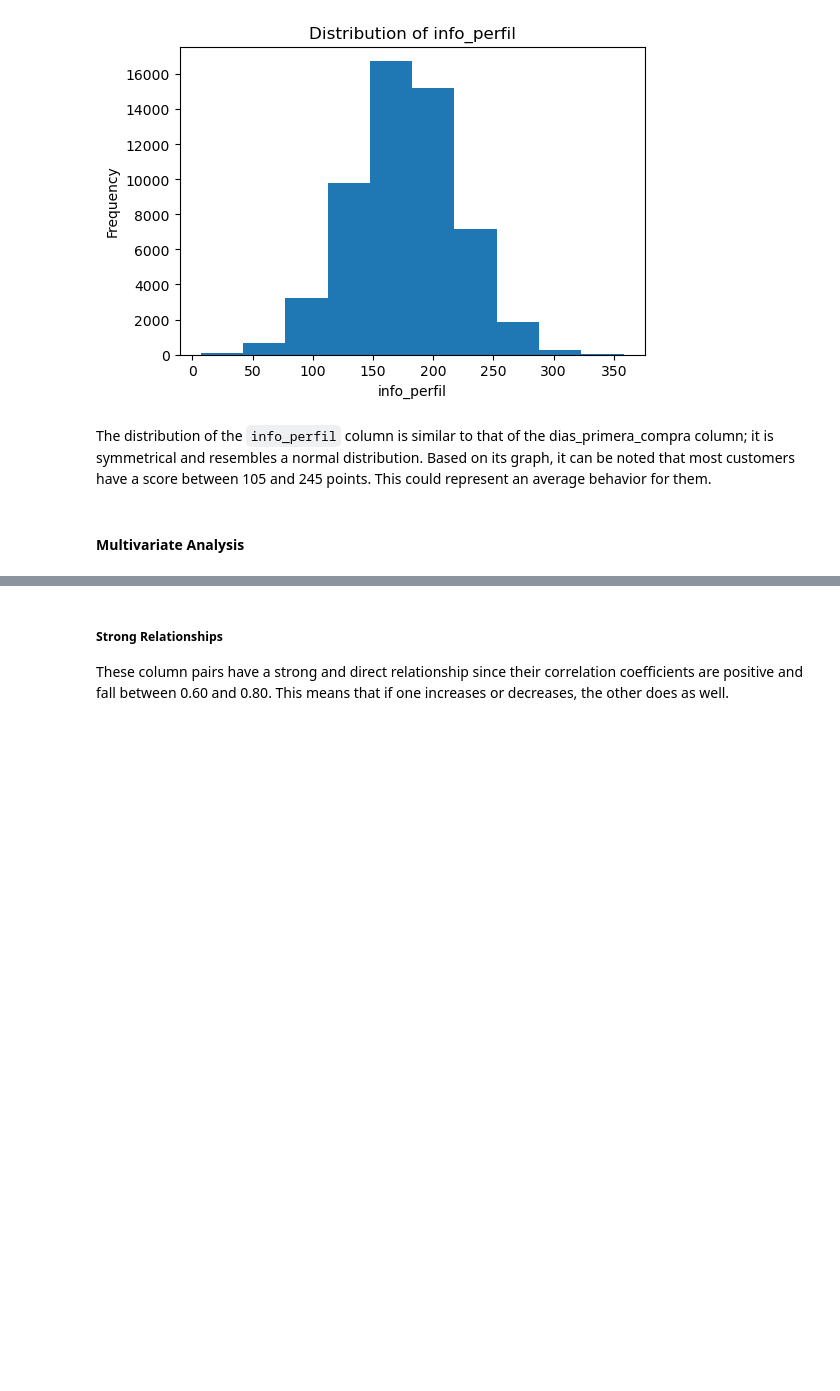
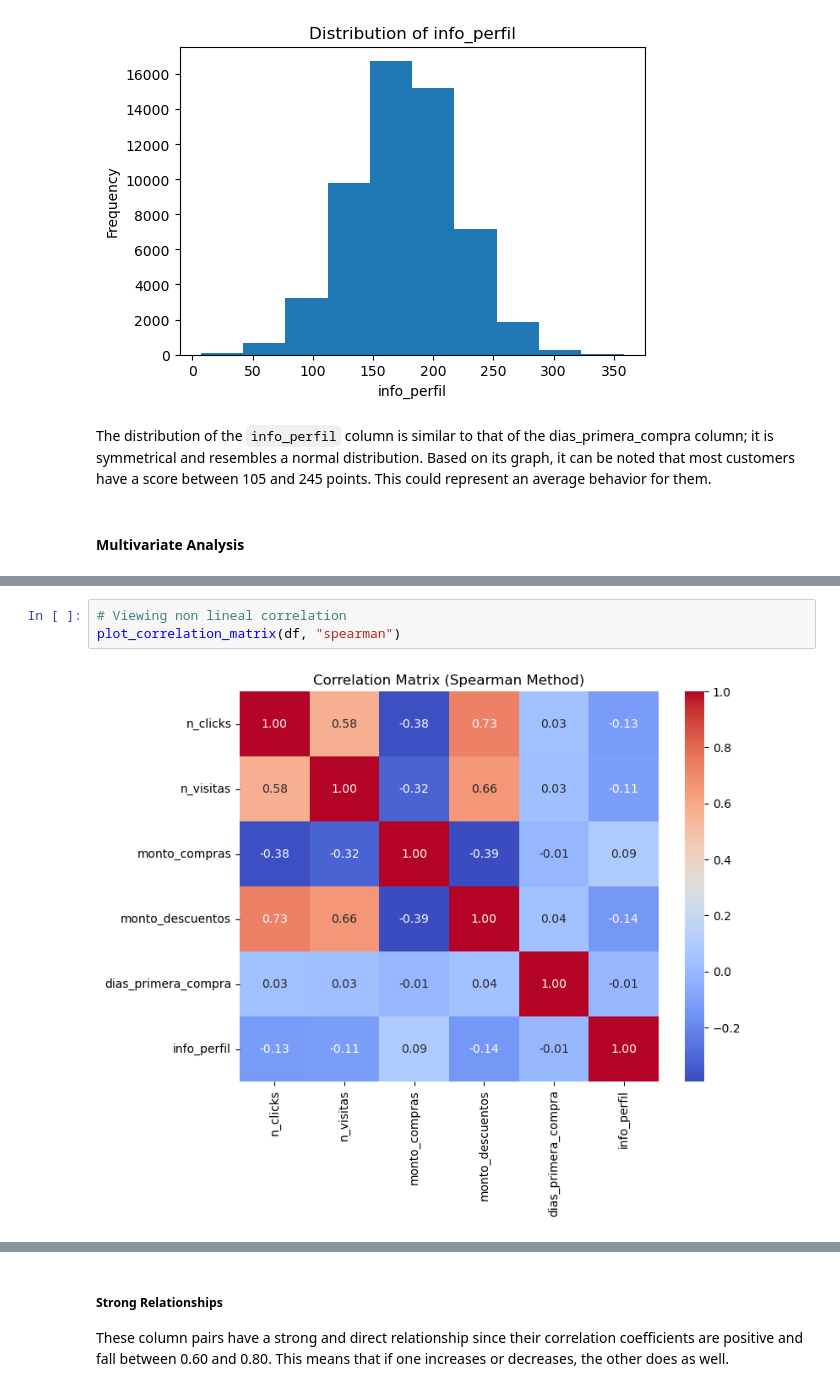
Before and after one commit to davexat/Client_Segmentation_Dashboard, a Jupyter notebook: notebooks/1.0_jtd_exploratory_data_analysis.ipynb, the cells around one changed output, grey strips where cells are left out. Drawn from its saved outputs; the diff is of its cells as text; blank space fills up the shorter version.

```diff
--- a/notebooks/1.0_jtd_exploratory_data_analysis.ipynb
+++ b/notebooks/1.0_jtd_exploratory_data_analysis.ipynb
@@ -105,0 +95,5 @@ plt.show()
+# %%
+# Viewing non lineal correlation
+plot_correlation_matrix(df, "spearman")
+# %% [output]
+[figure, added]
```
Also changed, not shown: parts of 36 cells of this notebook, 8 other files.
